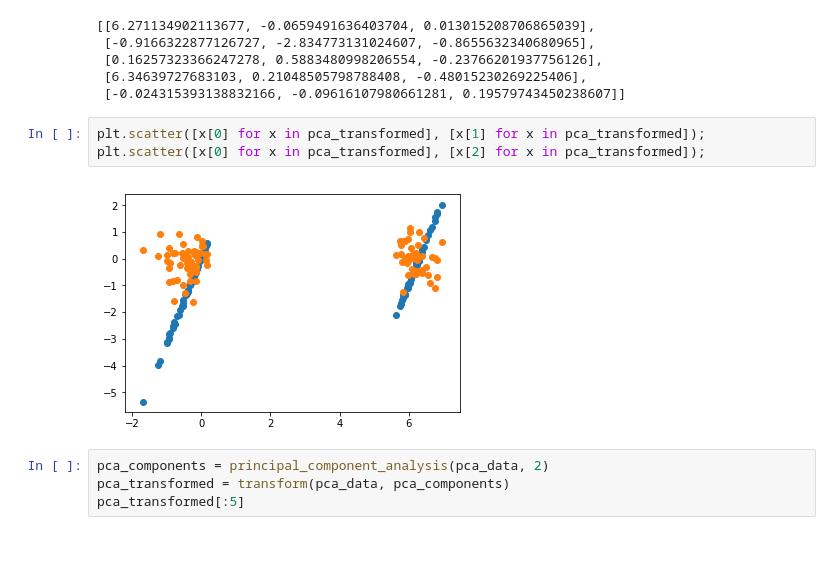
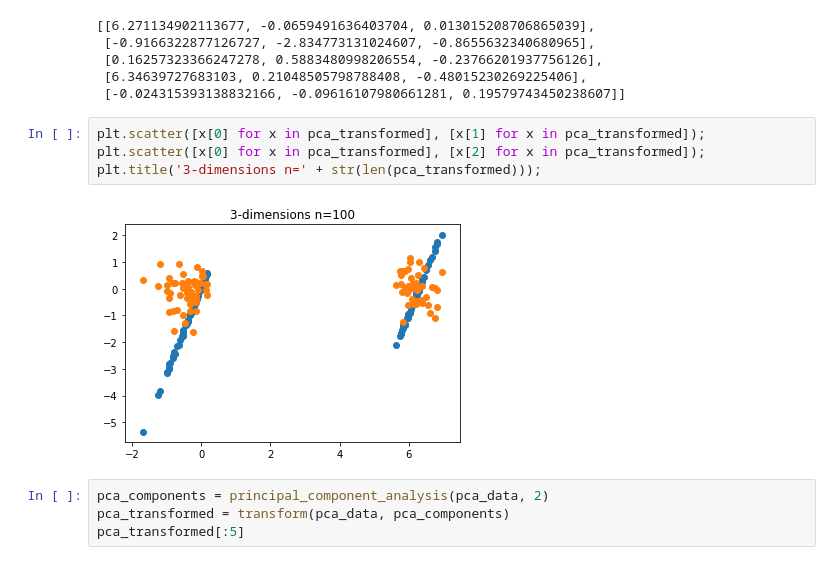
Before and after one commit to rvernagus/data-science-notebooks, a Jupyter notebook: Data Science From Scratch/10 - Working With Data.ipynb, the cells around one changed output. Saved outputs shown, nothing was run; the diff lists cells and outputs as text.

Commit message:
Add title to PCA plots

```diff
--- a/Data Science From Scratch/10 - Working With Data.ipynb
+++ b/Data Science From Scratch/10 - Working With Data.ipynb
@@ -489,8 +489,9 @@ pca_transformed[:5]
 # %%
 plt.scatter([x[0] for x in pca_transformed], [x[1] for x in pca_transformed]);
 plt.scatter([x[0] for x in pca_transformed], [x[2] for x in pca_transformed]);
+plt.title('3-dimensions n=' + str(len(pca_transformed)));
 # %% [output]
-[figure, old version]
+[figure, new version]
 # %%
 pca_components = principal_component_analysis(pca_data, 2)
 pca_transformed = transform(pca_data, pca_components)
```
Also changed, not shown: parts of 2 cells of this notebook.
